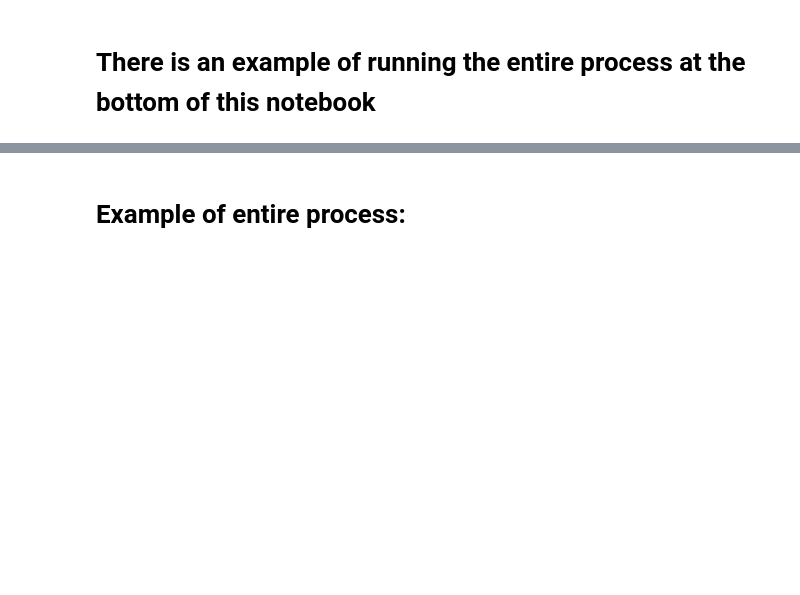
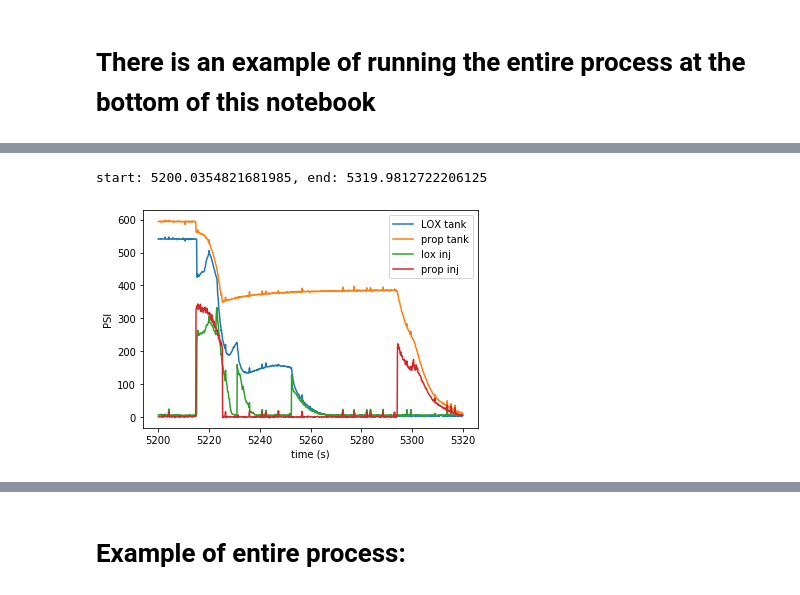
Before and after one commit to Space-Enterprise-at-Berkeley/Wireless-Transmission, a Jupyter notebook: DataMonitoring/pressure_analysis_sep_functions.ipynb, the cells around one changed output, grey strips where cells are left out. Drawn from its saved outputs; the diff is of its cells as text; code cells hidden in the pictures; blank space fills up the shorter version.

```diff
--- a/DataMonitoring/pressure_analysis_sep_functions.ipynb
+++ b/DataMonitoring/pressure_analysis_sep_functions.ipynb
@@ -68,3 +68,19 @@ def display_pressure(time, data, peaks):
             ax1.axvline(x,c='k', lw='1')
             ax2.axvline(time[x], c='k', lw='1')
     plt.show()
+# %%
+def display_all_pressure(time, high, lox_tank, prop_tank, lox_inj, prop_inj, start_time = 0, end_time = -1):
+    indices = np.arange(len(time))
+    start_index = min(range(len(time)), key=lambda i: abs(time[i]-start_time))
+    end_index = min(range(len(time)), key=lambda i: abs(time[i]-end_time)) if end_time != -1 else -1
+    print("start: {}, end: {}".format(time[start_index], time[end_index]))
+    plt.xlabel("time (s)")
+    plt.ylabel("PSI")
+    plt.plot(time[start_index:end_index], lox_tank[start_index:end_index], label='LOX tank')
+    plt.plot(time[start_index:end_index], propane_tank[start_index:end_index], label='prop tank')
+    plt.plot(time[start_index:end_index], lox_inj[start_index:end_index], label='lox inj')
+    plt.plot(time[start_index:end_index], prop_inj[start_index:end_index], label='prop inj')
+    plt.legend()
+    plt.show()
+# %%
+time, high, lox_tank, propane_tank, lox_injector, propane_injector = create_data("waterflow_10-03-20__20_46.csv")
@@ -71,2 +92,7 @@ def display_pressure(time, data, peaks):
+# %%
+display_all_pressure(time, high, lox_tank, propane_tank, lox_injector, propane_injector, 5200, 5320)
+# %% [output]
+start: 5200.0354821681985, end: 5319.9812722206125
+[figure, added]
 # %%
 test6_time, test6_high, test6_lox_tank, test6_propane_tank, test6_lox_injector, test6_propane_injector=create_data("waterflow_09-26-20__15_17.csv")
```
Also changed, not shown: parts of 15 cells of this notebook, 2 other files.
